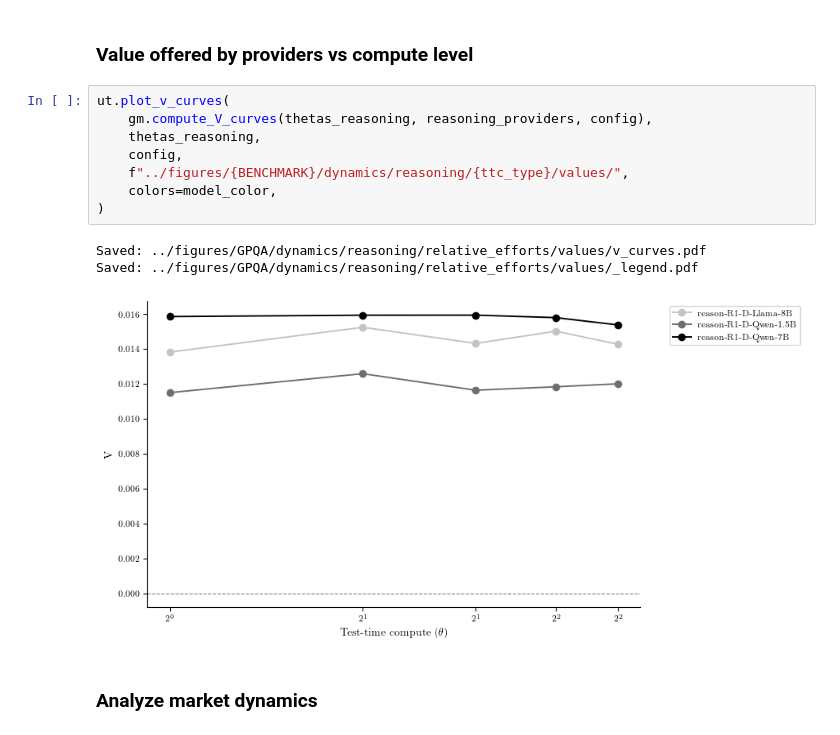
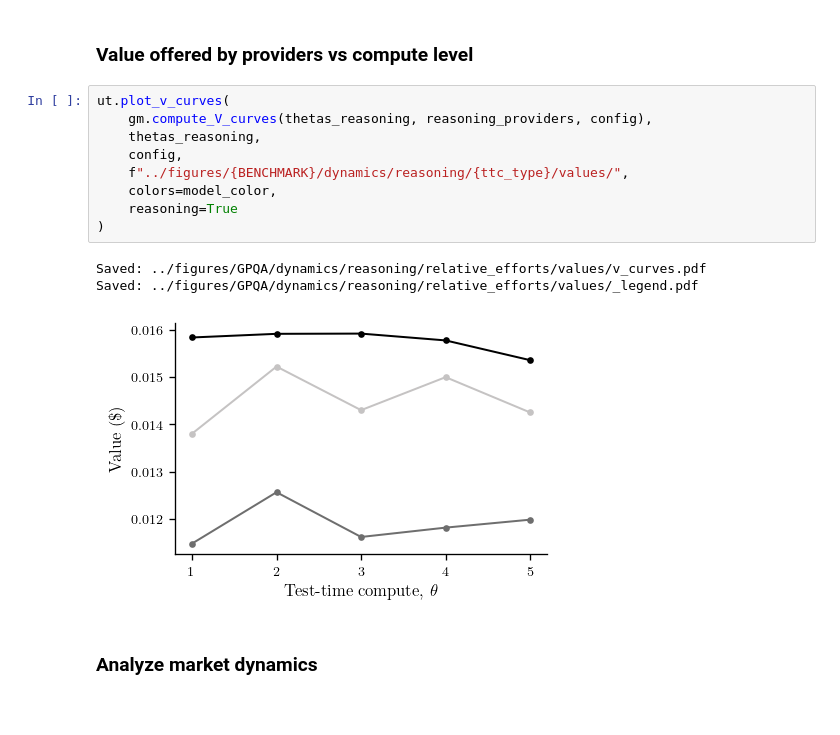
Before and after one commit to Networks-Learning/strategic-ttc, a Jupyter notebook: notebooks/GPQA-demo.ipynb, the cells around one changed output. Saved outputs shown, nothing was run; the diff lists cells and outputs as text.

```diff
--- a/notebooks/GPQA-demo.ipynb
+++ b/notebooks/GPQA-demo.ipynb
@@ -285,15 +289,16 @@ Initializing provider for reason-R1-D-Qwen-7B...
 # %%
 ut.plot_v_curves(
     gm.compute_V_curves(thetas_reasoning, reasoning_providers, config),
     thetas_reasoning,
     config,
     f"../figures/{BENCHMARK}/dynamics/reasoning/{ttc_type}/values/",
     colors=model_color,
+    reasoning=True
 )
 # %% [output]
 Saved: ../figures/GPQA/dynamics/reasoning/relative_efforts/values/v_curves.pdf
 Saved: ../figures/GPQA/dynamics/reasoning/relative_efforts/values/_legend.pdf
-[figure, old version]
+[figure, new version]
 # %% [markdown]
 ### Analyze market dynamics
 # %%
```
Also changed, not shown: parts of 10 cells of this notebook, 7 other files.
